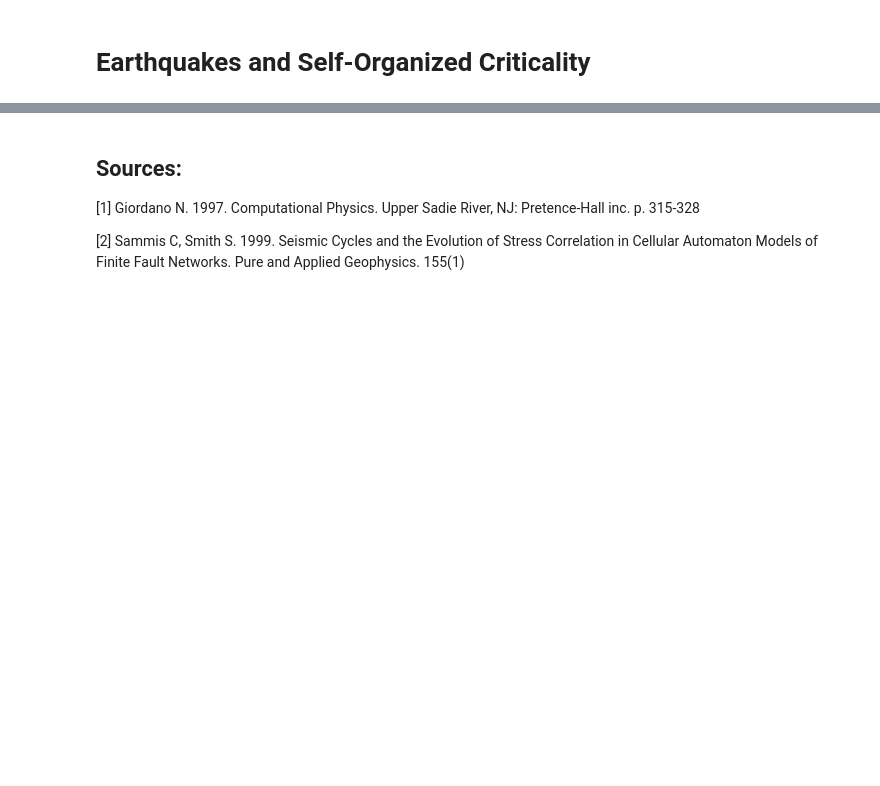
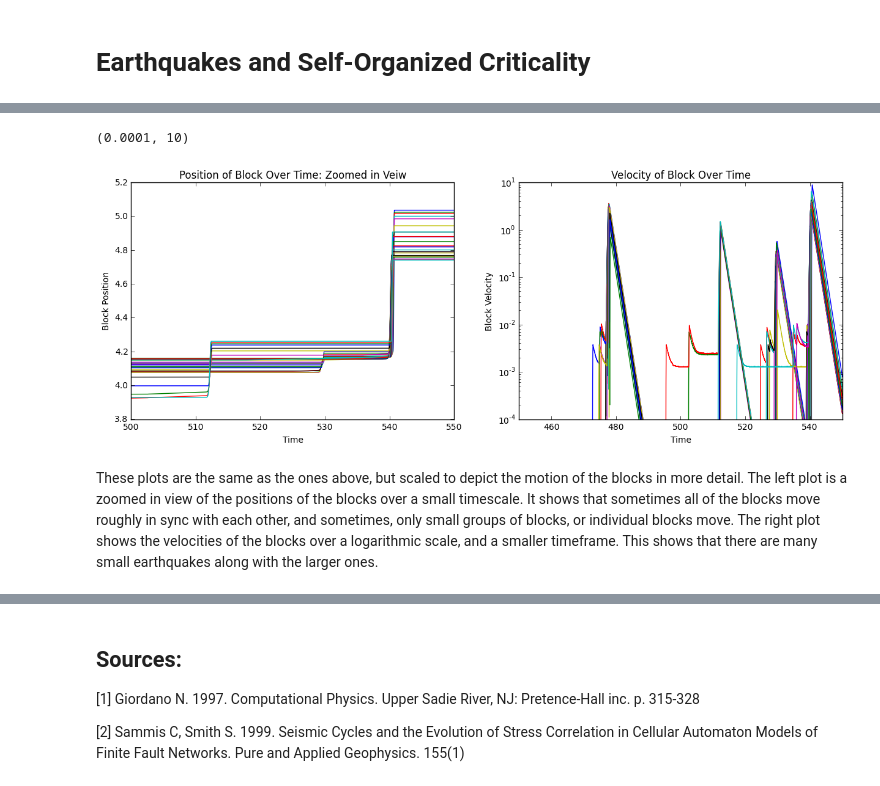
Before and after one commit to aMartin6/Final_Project, a Jupyter notebook: Final_Project.ipynb, the cells around one changed output, grey strips where cells are left out. Drawn from its saved outputs; the diff is of its cells as text; code cells hidden in the pictures; blank space fills up the shorter version.

```diff
--- a/Final_Project.ipynb
+++ b/Final_Project.ipynb
@@ -593,0 +524,27 @@ After this initial model, I repeated the calculation, but at a much larger time
+# %%
+plt.figure(figsize = (15,5))
+
+# Plots all of the block positions on the same plot
+plt.subplot(121)
+for i in range (1, blockNum + 1):
+    plt.plot(earthquakePlot[:, 0], earthquakePlot[:, i])
+plt.xlabel("Time")
+plt.ylabel("Block Position")
+plt.title("Position of Block Over Time: Zoomed in Veiw")
+plt.xlim(500,550)
+plt.ylim(3.8,5.2)
+
+# Plots all of the block velocities on the same plot
+plt.subplot(122)
+for i in range (0, blockNum):
+    plt.semilogy(earthquakePlot[:,0], earthquakePlot[:, blockNum + i + 1])
+plt.xlabel("Time")
+plt.ylabel("Block Velocity")
+plt.title("Velocity of Block Over Time")
+plt.xlim(450,550)
+plt.ylim(0.0001,10)
+# %% [output]
+(0.0001, 10)
+[figure, added]
+# %% [markdown]
+These plots are the same as the ones above, but scaled to depict the motion of the blocks in more detail. The left plot is a zoomed in view of the positions of the blocks over a small timescale. It shows that sometimes all of the blocks move roughly in sync with each other, and sometimes, only small groups of blocks, or individual blocks move. The right plot shows the velocities of the blocks over a logarithmic scale, and a smaller timeframe. This shows that there are many small earthquakes along with the larger ones.
```
Also changed, not shown: parts of 41 cells of this notebook.
